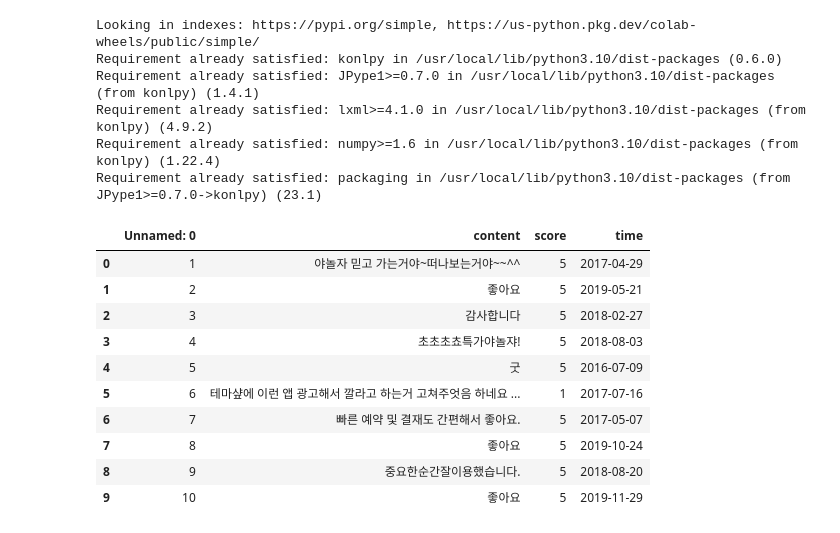
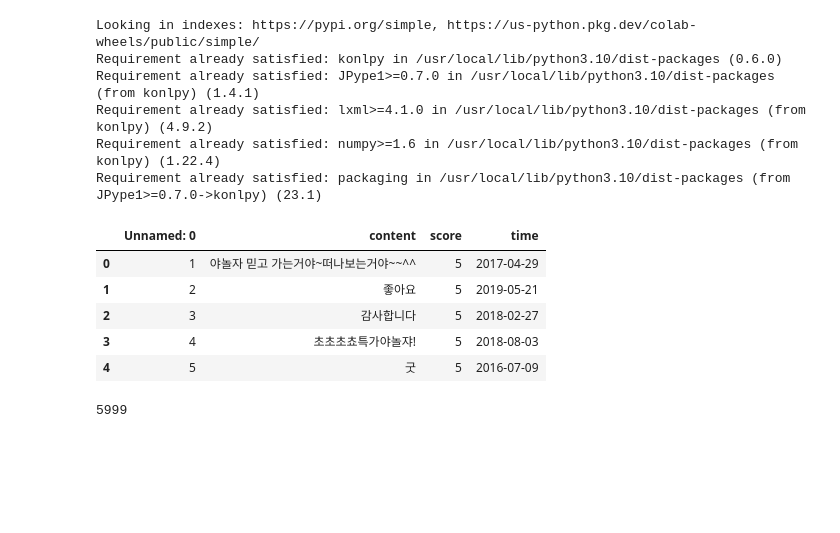
Before and after one commit to leejin-kyu/logistic_sentiment, a Jupyter notebook: 앱리뷰분석ver1.ipynb, the cells around one changed output. Saved outputs shown, nothing was run; the diff lists cells and outputs as text; code cells hidden in the pictures; blank space fills up the shorter version.

```diff
--- a/앱리뷰분석ver1.ipynb
+++ b/앱리뷰분석ver1.ipynb
@@ -16,19 +16,18 @@ okt = Okt()
 # %%
 reviews_df = pd.read_csv('https://raw.githubusercontent.com/leejin-kyu/logistic_sentiment/main/dataset.csv',encoding='cp949')
 # %%
-reviews_df.head(10)
+reviews_df.head(5)
 # %% [output]
 |  | Unnamed: 0 | content | score | time |
 | 0 | 1 | 야놀자 믿고 가는거야~떠나보는거야~~^^ | 5 | 2017-04-29 |
 | 1 | 2 | 좋아요 | 5 | 2019-05-21 |
 | 2 | 3 | 감사합니다 | 5 | 2018-02-27 |
 | 3 | 4 | 초초초쵸특가야놀쟈! | 5 | 2018-08-03 |
 | 4 | 5 | 굿 | 5 | 2016-07-09 |
-| 5 | 6 | 테마샾에 이런 앱 광고해서 깔라고 하는거 고쳐주엇음 하네요 ... | 1 | 2017-07-16 |
-| 6 | 7 | 빠른 예약 및 결재도 간편해서 좋아요. | 5 | 2017-05-07 |
-| 7 | 8 | 좋아요 | 5 | 2019-10-24 |
-| 8 | 9 | 중요한순간잘이용했습니다. | 5 | 2018-08-20 |
-| 9 | 10 | 좋아요 | 5 | 2019-11-29 |
+# %%
+len(reviews_df)
+# %% [output]
+5999
 # %%
 reviews_df = reviews_df.drop('Unnamed: 0', axis=1)
 # 'Unnamed: 0' 열을 제거하기 위해 drop 함수를 사용함. axis=1은 열 방향을 의미함.
```
Also changed, not shown: parts of 6 cells of this notebook.
